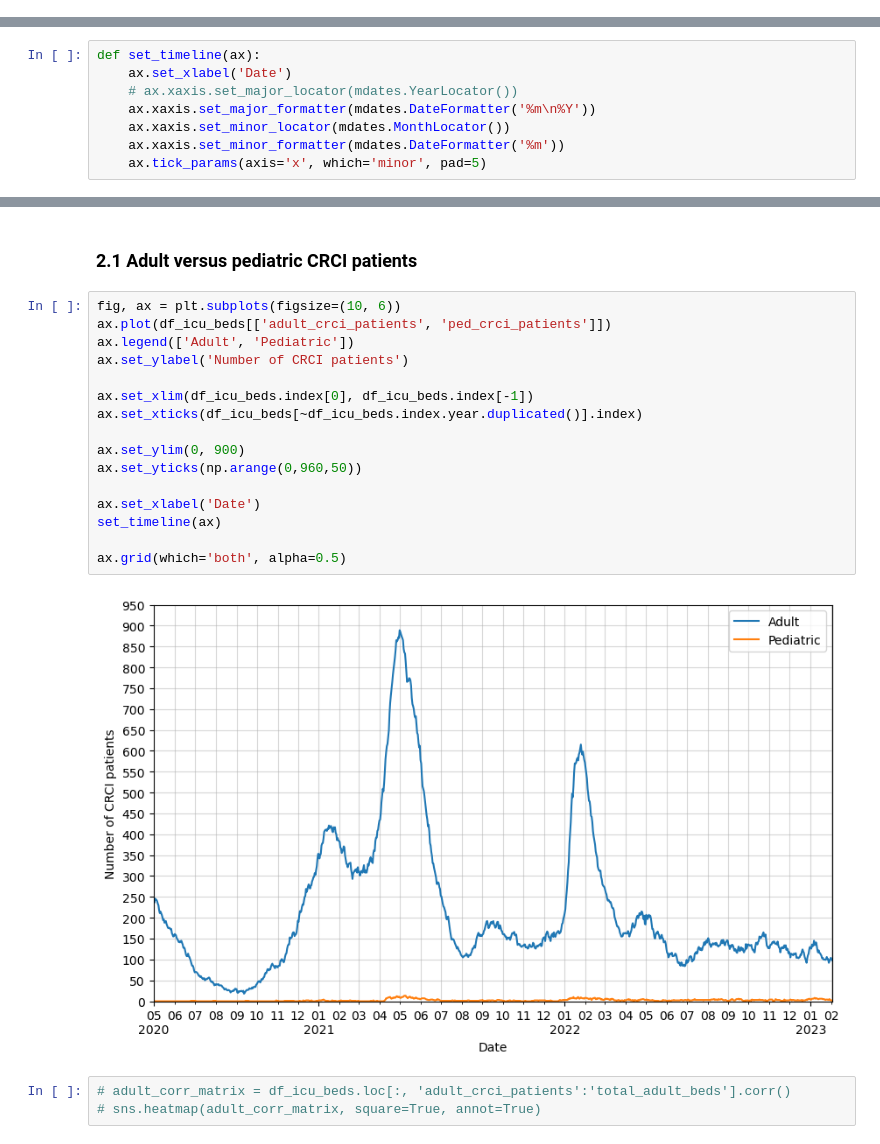
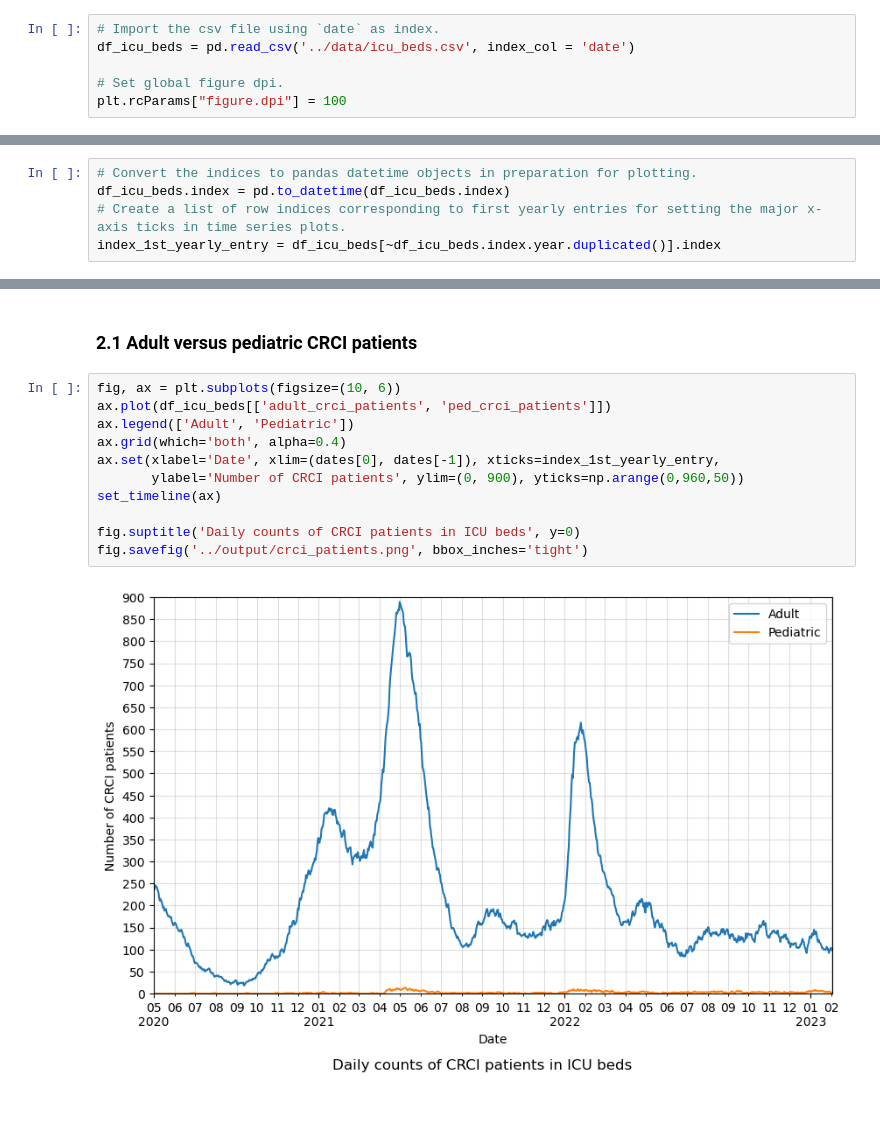
Before and after one commit to skullfort/covid-19-icu, a Jupyter notebook: analysis/icu_beds_analysis.ipynb, the cells around one changed output, grey strips where cells are left out. Saved outputs shown, nothing was run; the diff lists cells and outputs as text; blank space fills up the shorter version.

Commit message:
Update analysis notebooks and add output figures

```diff
--- a/analysis/icu_beds_analysis.ipynb
+++ b/analysis/icu_beds_analysis.ipynb
@@ -19,3 +19,9 @@ df_icu_beds = pd.read_csv('icu_beds.csv', index_col = 'date')
+# %%
+# Import the csv file using `date` as index.
+df_icu_beds = pd.read_csv('../data/icu_beds.csv', index_col = 'date')
+
+# Set global figure dpi.
+plt.rcParams["figure.dpi"] = 100
 # %% [markdown]
 ### 1.2 Data Inspection
 The earliest record is dated May 1, 2020 and the latest Feb 2, 2023. There is no missing daily entry since the dataset spans 1008 days and there are 1008 records. There is no missing data in any column of the DataFrame. The following features are included:
@@ -112,11 +103,8 @@ plt.rcParams["figure.dpi"] = 100
-# %%
-def set_timeline(ax):
-    ax.set_xlabel('Date')
-    # ax.xaxis.set_major_locator(mdates.YearLocator())
-    ax.xaxis.set_major_formatter(mdates.DateFormatter('%m\n%Y'))
-    ax.xaxis.set_minor_locator(mdates.MonthLocator())
-    ax.xaxis.set_minor_formatter(mdates.DateFormatter('%m'))
-    ax.tick_params(axis='x', which='minor', pad=5)
+# %%
+# Convert the indices to pandas datetime objects in preparation for plotting.
+df_icu_beds.index = pd.to_datetime(df_icu_beds.index)
+# Create a list of row indices corresponding to first yearly entries for setting the major x-axis ticks in time series plots.
+index_1st_yearly_entry = df_icu_beds[~df_icu_beds.index.year.duplicated()].index
 # %% [markdown]
 ## 2.0 EDA
 # %% [markdown]
@@ -124,21 +112,13 @@ def set_timeline(ax):
 # %%
 fig, ax = plt.subplots(figsize=(10, 6))
 ax.plot(df_icu_beds[['adult_crci_patients', 'ped_crci_patients']])
 ax.legend(['Adult', 'Pediatric'])
-ax.set_ylabel('Number of CRCI patients')
-
-ax.set_xlim(df_icu_beds.index[0], df_icu_beds.index[-1])
-ax.set_xticks(df_icu_beds[~df_icu_beds.index.year.duplicated()].index)
-
-ax.set_ylim(0, 900)
-ax.set_yticks(np.arange(0,960,50))
-
-ax.set_xlabel('Date')
+ax.grid(which='both', alpha=0.4)
+ax.set(xlabel='Date', xlim=(dates[0], dates[-1]), xticks=index_1st_yearly_entry,
+       ylabel='Number of CRCI patients', ylim=(0, 900), yticks=np.arange(0,960,50))
 set_timeline(ax)
 
-ax.grid(which='both', alpha=0.5)
+fig.suptitle('Daily counts of CRCI patients in ICU beds', y=0)
+fig.savefig('../output/crci_patients.png', bbox_inches='tight')
 # %% [output]
-[figure, old version]
+[figure, new version]
-# %%
-# adult_corr_matrix = df_icu_beds.loc[:, 'adult_crci_patients':'total_adult_beds'].corr()
-# sns.heatmap(adult_corr_matrix, square=True, annot=True)
```
Also changed, not shown: parts of 23 cells of this notebook, 10 other files.
